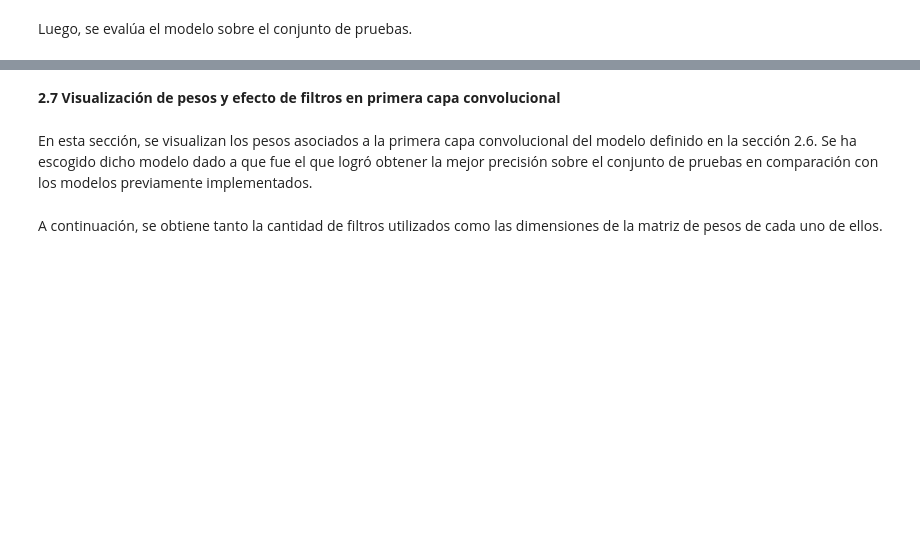
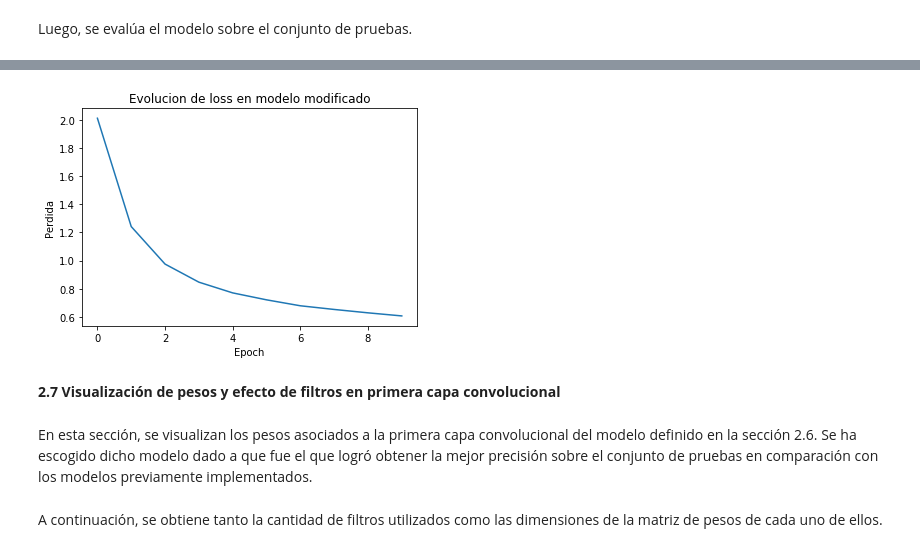
Before and after one commit to Seba93/Tarea2-ANN, a Jupyter notebook: problema2/Problema2.ipynb, the cells around one changed output, grey strips where cells are left out. Cells and saved outputs as stored; diff of their text form; code cells hidden in the pictures; blank space fills up the shorter version.

```diff
--- a/problema2/Problema2.ipynb
+++ b/problema2/Problema2.ipynb
@@ -758,3 +816,12 @@ Con esto, se aprecia que la precisión de prueba que se obtiene es de un ??,?%,
+# %%
+# Se grafica función de pérdida
+plt.plot(modified_model_history.history['loss'])
+plt.title('Evolucion de loss en modelo modificado')
+plt.ylabel('Perdida')
+plt.xlabel('Epoch')
+plt.show()
+# %% [output]
+[figure, added]
 # %% [markdown]
 **2.7 Visualización de pesos y efecto de filtros en primera capa convolucional**
 # %% [markdown]
```
Also changed, not shown: parts of 19 cells of this notebook, 3 other files.
